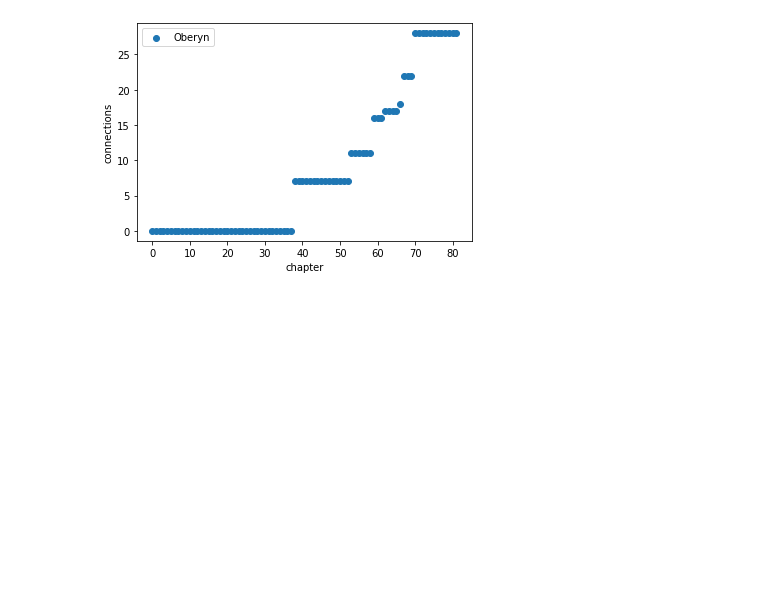
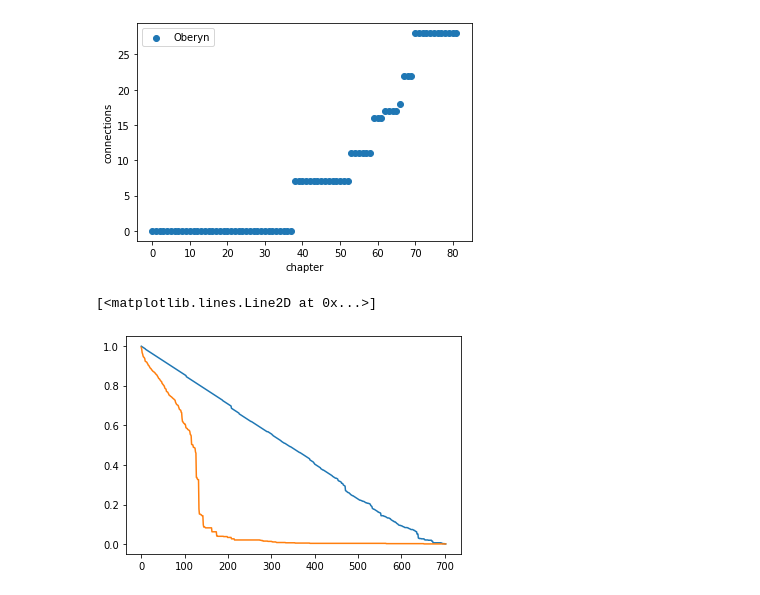
Before and after one commit to Dan8991/A-Storm-of-Nodes, a Jupyter notebook: got_network.ipynb, the cells around one changed output. Saved outputs shown, nothing was run; the diff lists cells and outputs as text; code cells hidden in the pictures; blank space fills up the shorter version.

Commit message:
[Add]implemented resistance to random removal and attacks

```diff
--- a/got_network.ipynb
+++ b/got_network.ipynb
@@ -163,3 +163,10 @@ plt.legend(["Oberyn"])
 <matplotlib.legend.Legend at 0x...>
 [figure]
 [figure]
+# %%
+random_removal, attack_removal = check_robustness(A)
+plt.plot(np.array(random_removal)/N)
+plt.plot(np.array(attack_removal)/N)
+# %% [output]
+[<matplotlib.lines.Line2D at 0x...>]
+[figure, added]
```
Also changed, not shown: 1 other file.
